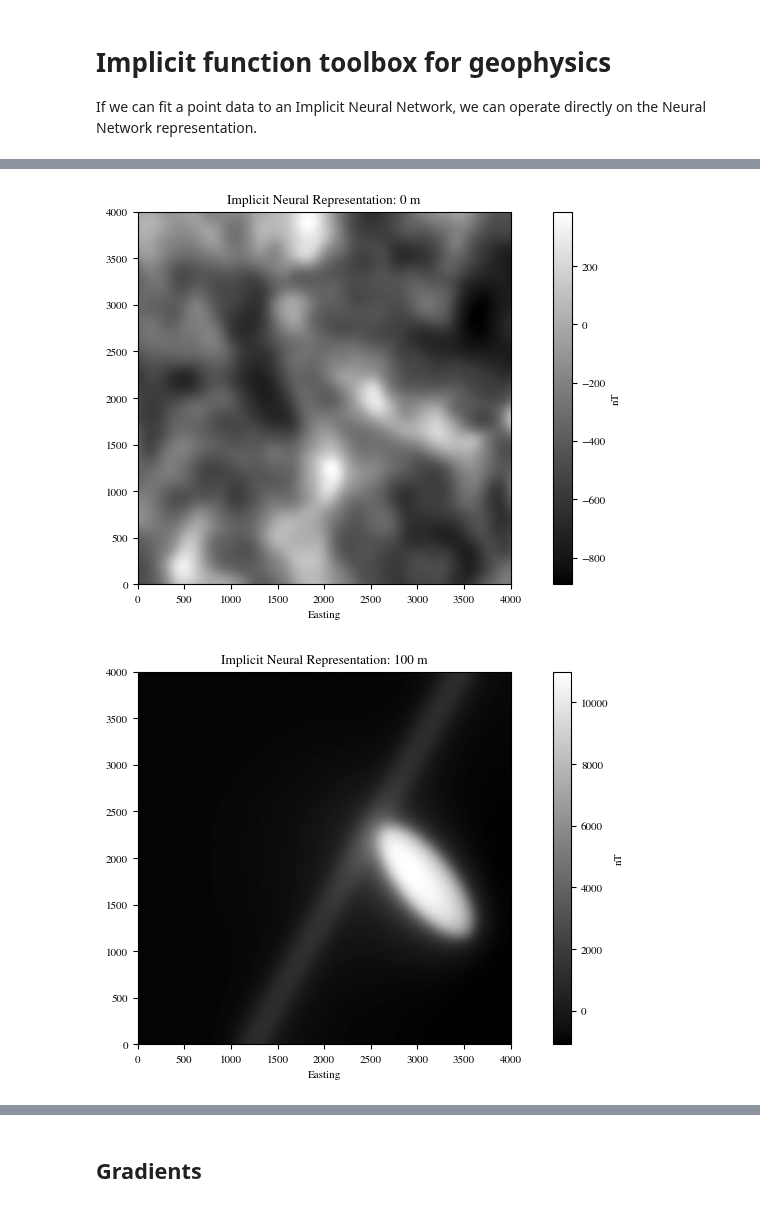
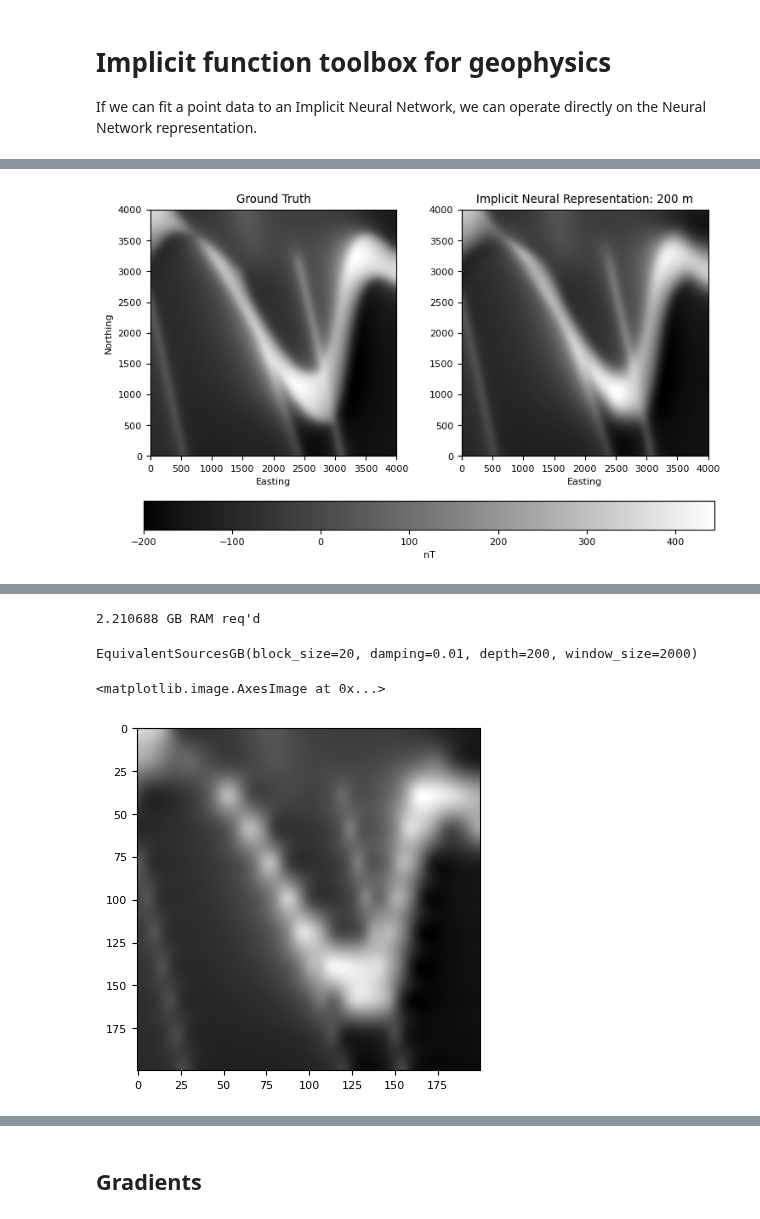
Before and after one commit to LSgeo/ImplicitGeo, a Jupyter notebook: GeoINR3D.ipynb, the cells around one changed output, grey strips where cells are left out. Cells and saved outputs as stored; diff of their text form; code cells hidden in the pictures.

```diff
--- a/GeoINR3D.ipynb
+++ b/GeoINR3D.ipynb
@@ -135,20 +198,20 @@ Std Alt: 288.6174621582031
 # # %matplotlib inline
 # %%
 train_opts = dict(
-    total_epochs=5000,  # 00,
-    batch_size=1024_000,  # 2_048_000,  # 1M for 12 GB
-    initial_lr=5e-5,
+    total_epochs=10000,  # 00,
+    batch_size=512_000,  # 2_048_000,  # 1M for 12 GB
+    initial_lr=2e-4,
     scheduler="oclr",
-    nonlinearity="sinusoidal",
-    hidden_layers=8,
-    hidden_features=256,
-    weight_floss=0,  # .01, #4e-4,  # 1e-3, #1e-4,  # 1e-4,
+    nonlinearity="wire2d",
+    hidden_layers=5,
+    hidden_features=512,
+    weight_floss=0,  # 10,  # .01, #4e-4,  # 1e-3, #1e-4,  # 1e-4,
     weight_rloss=0,  # 1e-3, #1e-4,  # 1e-4,
-    rloss_Sigma=2e-6,  # norm width is 2
+    rloss_Sigma=2e-2,  # norm width is 2
     n_samples=int(0.01 * dataset.u.shape[0]),  # 10% samples for RLoss
-    wire_omega_0=10,
-    wire_sigma=10,
-    device="cuda",
+    wire_omega_0=1,
+    wire_sigma=1,
+    device=device,
     use_amp=False,
     # gt_tiff=tifffile.imread(gtt_path),
 )
@@ -234,13 +291,12 @@ normalise_fn = dataset.normalise
 unnormalise_fn = dataset.unnormalise
 
 # b = gtt_extent
+# shape = (gtt.shape[1], gtt.shape[0], 3)
 b = [0, 4000, 0, 4000]
-# shape = (gtt.shape[1], gtt.shape[0], 3)
-# shape = (500, 500, 5)
-shape = (200, 200, 3)
-altitude = 200  # dataset.ncd.variables["altitude"][:].mean()
+shape = (200, 200, 1)
+altitude = 200 # dataset.ncd.variables["altitude"][:].mean()
+# altitude = dataset.ncd.variables["altitude"][:].mean()
 z_mod = normalise_fn(altitude, "up")
-#altitude = unnormalise_fn(z_mod, "up")
 
 extent = [
     unnormalise_fn(dataset.extent[0], "e"),
@@ -251,7 +307,8 @@ extent = [
 
 # ax_args = dict(cmap=cc.cm.CET_L1, vmin=-70, vmax=-55)
 ax_args = dict(cmap=cc.cm.CET_L1)
-z_vec = normalise_fn(torch.linspace(0, 200, steps=shape[2]), "up")
+z_vec = normalise_fn(torch.linspace(0, 500, steps=shape[2]), "up")
+# z_vec = torch.tensor([z_mod])
 
 u = query_inr_batched(
     inr,
@@ -260,32 +317,32 @@ u = query_inr_batched(
     x_vec=normalise_fn(torch.linspace(b[0], b[1], steps=shape[0]), "e"),
     y_vec=normalise_fn(torch.linspace(b[2], b[3], steps=shape[1]), "n"),
     z_vec=z_vec,
-    # z_mod=z_mod,
+    # z_mod=0,
 )
 
 u = unnormalise_fn(u, "u")
 std = u[1].std()
 # %%
-for i, z_slice in enumerate(u.transpose(2, 0, 1)):  # Iter through *zxy* slices
-    altitude = unnormalise_fn(z_vec[i], "up")
-    # print(altitude)
+for i, z_slice in enumerate(np.expand_dims(u, 2).transpose(2, 0, 1)):  # Iter through *zxy* slices
+# for i, z_slice in enumerate(u.transpose(2, 0, 1)):  # Iter through *zxy* slices
+    # altitude = unnormalise_fn(z_vec[i], "up")
     fig = plt_inr(
         z_slice,
         extent=b,
         suffix=f": {int(altitude)} m",
         ax_args=ax_args,
         # _vmax=std,
         # _vmin=-std,
         # gt_grid=rio.open("/home/luke/ImplicitGeo/data/Ch3/wolfcreek_mag_microLevelled_bidir_30m.ers").read()[0,:,:], #,ref_grid,
         # gt_grid=gtt,
+        gt_grid=sample,
         cropping=(1, shape[1]),
         residual=False,
         figsize=(e_size("full"), e_size(110)),
         # dpi=1000,
     )
     plt.show()
 
-    fig.savefig(fig_out / f"{shortname}_grid_comparison_{int(altitude)}m.png")
+    # fig.savefig(fig_out / f"{shortname}_grid_comparison_{int(altitude)}m.png")
 # %% [output]
-[figure, old version]
+[figure, new version]
-[figure, removed]
@@ -292,0 +376,23 @@ for i, z_slice in enumerate(u.transpose(2, 0, 1)):  # Iter through *zxy* slices
+# %%
+coord = [x, y]
+coord.append(100 * np.ones_like(coord[0]))
+eqs = hm.EquivalentSourcesGB(depth=200, damping=1e-2, block_size=20, window_size=2000)
+print(f"{eqs.estimate_required_memory(coord) / 1_000_000} GB RAM req'd")
+eqs.fit(coord, train_dataset[:]["u"].squeeze().numpy())
+# %% [output]
+2.210688 GB RAM req'd
+EquivalentSourcesGB(block_size=20, damping=0.01, depth=200, window_size=2000)
+# %%
+import verde as vd
+region = vd.get_region(coord)
+grid_coords = vd.grid_coordinates(
+    region=region,
+    spacing=20,
+    extra_coords=100,  # Z elevation of predicted points (continuation)
+)
+grid = np.flipud(eqs.grid(grid_coords, data_names=["gravity_disturbance"]).to_array().squeeze())
+
+plt.imshow(grid, cmap=cc.cm.CET_L1)
+# %% [output]
+<matplotlib.image.AxesImage at 0x...>
+[figure, added]
```
Also changed, not shown: parts of 19 cells of this notebook.
